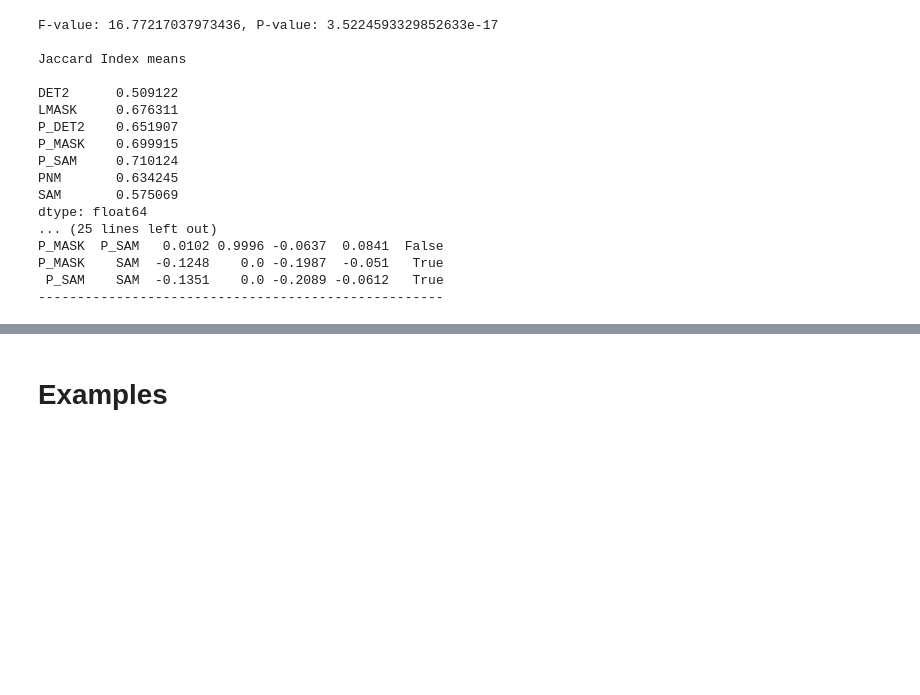
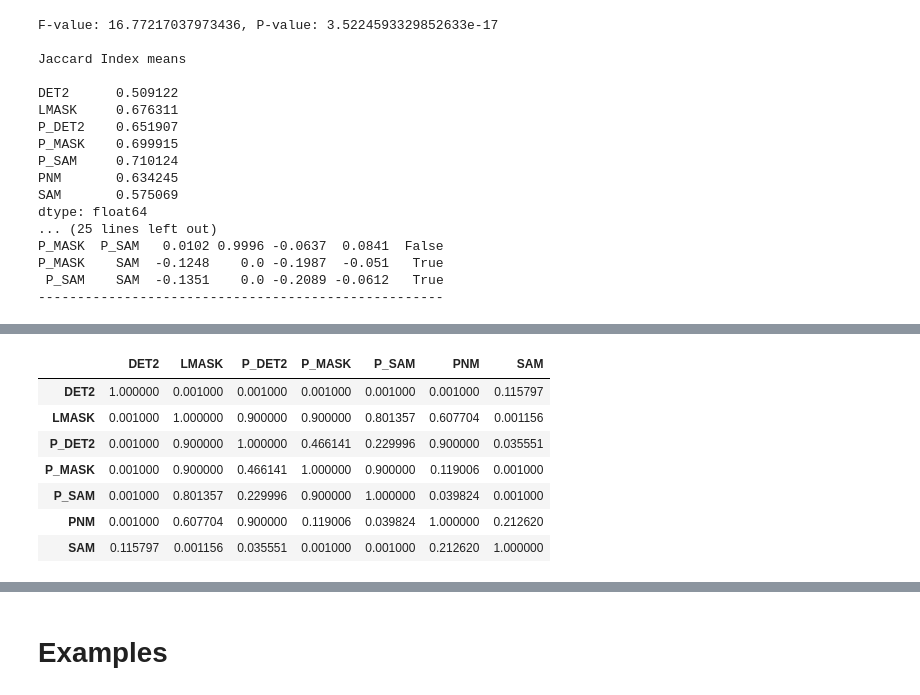
Before and after one commit to leandrobmarinho/statistical-tests, a Jupyter notebook: notebook/statistical_tests_2.ipynb, the cells around one changed output, grey strips where cells are left out. Drawn from its saved outputs; the diff is of its cells as text; code cells hidden in the pictures; blank space fills up the shorter version.

```diff
--- a/notebook/statistical_tests_2.ipynb
+++ b/notebook/statistical_tests_2.ipynb
@@ -152 +152,18 @@ df_melt
 385 rows × 3 columns
+# %%
+from scikit_posthocs import posthoc_tukey
+
+# First we do a oneway ANOVA as implemented in SciPy
+# print(stats.f_oneway(*data))
+
+tukey_df = posthoc_tukey(df_melt, val_col="value", group_col="treatments")
+tukey_df
+# %% [output]
+|  | DET2 | LMASK | P_DET2 | P_MASK | P_SAM | PNM | SAM |
+| DET2 | 1.000000 | 0.001000 | 0.001000 | 0.001000 | 0.001000 | 0.001000 | 0.115797 |
+| LMASK | 0.001000 | 1.000000 | 0.900000 | 0.900000 | 0.801357 | 0.607704 | 0.001156 |
+| P_DET2 | 0.001000 | 0.900000 | 1.000000 | 0.466141 | 0.229996 | 0.900000 | 0.035551 |
+| P_MASK | 0.001000 | 0.900000 | 0.466141 | 1.000000 | 0.900000 | 0.119006 | 0.001000 |
+| P_SAM | 0.001000 | 0.801357 | 0.229996 | 0.900000 | 1.000000 | 0.039824 | 0.001000 |
+| PNM | 0.001000 | 0.607704 | 0.900000 | 0.119006 | 0.039824 | 1.000000 | 0.212620 |
+| SAM | 0.115797 | 0.001156 | 0.035551 | 0.001000 | 0.001000 | 0.212620 | 1.000000 |
```
Also changed, not shown: parts of 4 cells of this notebook.
